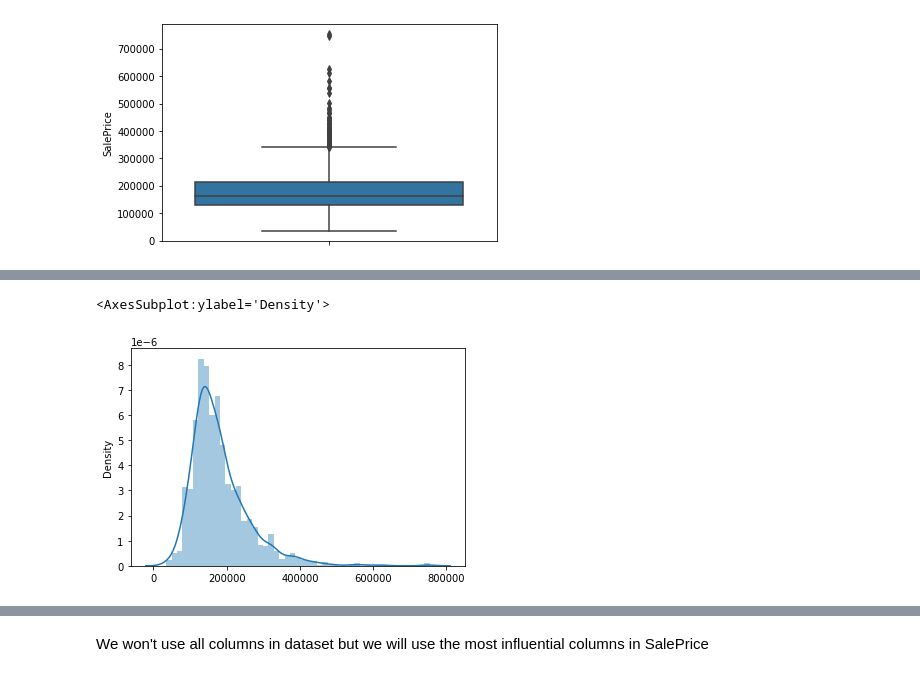
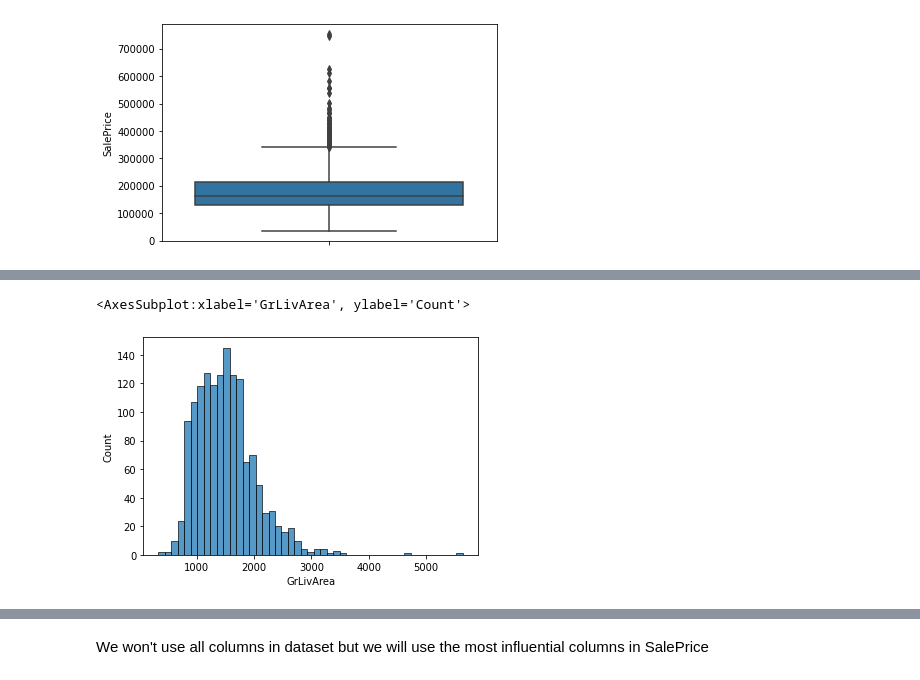
Before and after one commit to ZiadHamada/Account, a Jupyter notebook: Predict House price using RFs,Gradient Boosting .ipynb, the cells around one changed output, grey strips where cells are left out. Saved outputs shown, nothing was run; the diff lists cells and outputs as text; code cells hidden in the pictures.

```diff
--- a/Predict House price using RFs,Gradient Boosting .ipynb
+++ b/Predict House price using RFs,Gradient Boosting .ipynb
@@ -341,0 +348,2 @@ sns.boxplot(y=new_train['SalePrice'])
+# %%
+new_train.drop(new_train[(new_train['SalePrice'] > 550000)].index, inplace=True)
@@ -342,5 +362,5 @@ sns.boxplot(y=new_train['SalePrice'])
 # %%
-sns.distplot(x=new_train['SalePrice'])
+sns.histplot(x=new_train['GrLivArea'])
 # %% [output]
-<AxesSubplot:ylabel='Density'>
+<AxesSubplot:xlabel='GrLivArea', ylabel='Count'>
-[figure, old version]
+[figure, new version]
```
Also changed, not shown: parts of 30 cells of this notebook.
